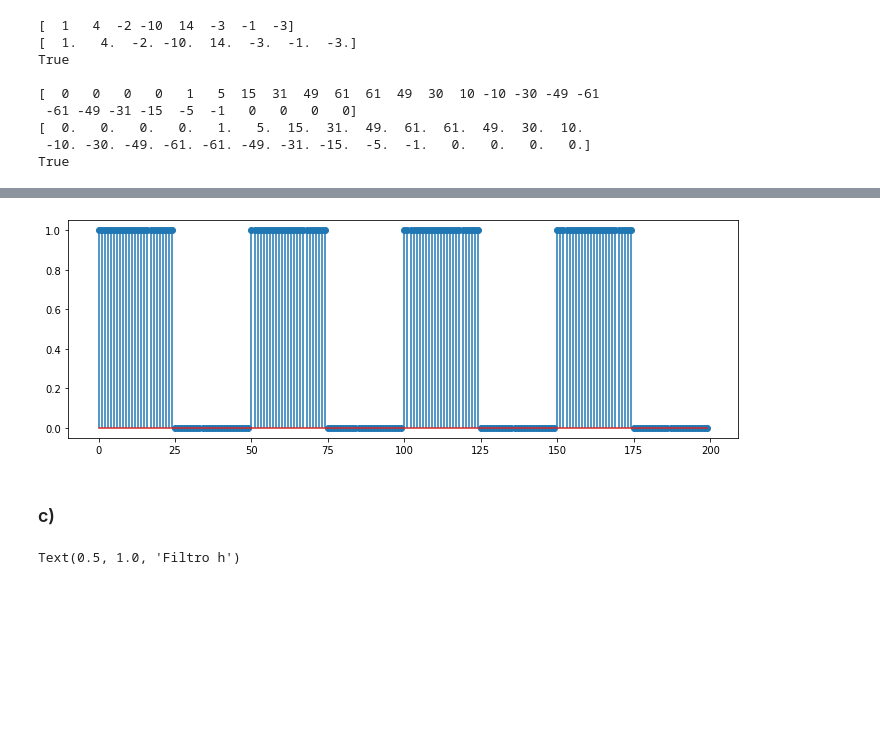
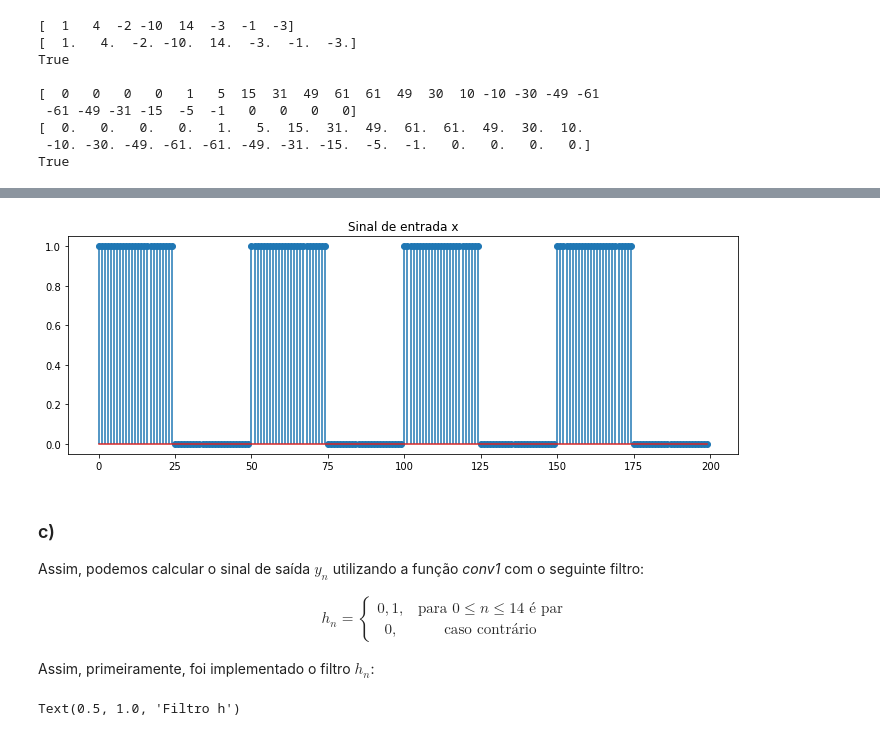
Before and after one commit to julianafalves/Sinais-Digitais, a Jupyter notebook: Projeto3.ipynb, the cells around one changed output, grey strips where cells are left out. Drawn from its saved outputs; the diff is of its cells as text; code cells hidden in the pictures; blank space fills up the shorter version.

```diff
--- a/Projeto3.ipynb
+++ b/Projeto3.ipynb
@@ -34,5 +44,5 @@ pylab.rcParams['figure.figsize'] = (12.0, 4.0) # default (6,4)
 # %%
-def conv1(x, h):
+`def conv1(x, h):
   '''Retorna a saída y da filtragem ou convolução entre dois sinais x e h.'''
 
   # Forma original dos sinais
@@ -109,11 +122,19 @@ def gera_onda(L = 200, K = 50):
 # %%
 x = gera_onda()
 stem(x, use_line_collection=True)
+plt.title('Sinal de entrada x')
 show()
 # %% [output]
-[figure, old version]
+[figure, new version]
-# %% [markdown]
-### c)
+# %% [markdown]
+### c)
+Assim, podemos calcular o sinal de saída $y_n$ utilizando a função *conv1* com o seguinte filtro:
+
+\begin{align}
+    h_n = \left \{ \begin{matrix} 0,1, & \mbox{para }0 \le n \le 14 \mbox{ é par} \\ 0, & \mbox{caso contrário} \end{matrix} \right.
+\end{align}
+
+Assim, primeiramente, foi implementado o filtro $h_n$:
 # %%
 h = np.repeat(0.1, 14)
 # %%
```
Also changed, not shown: parts of 19 cells of this notebook.
